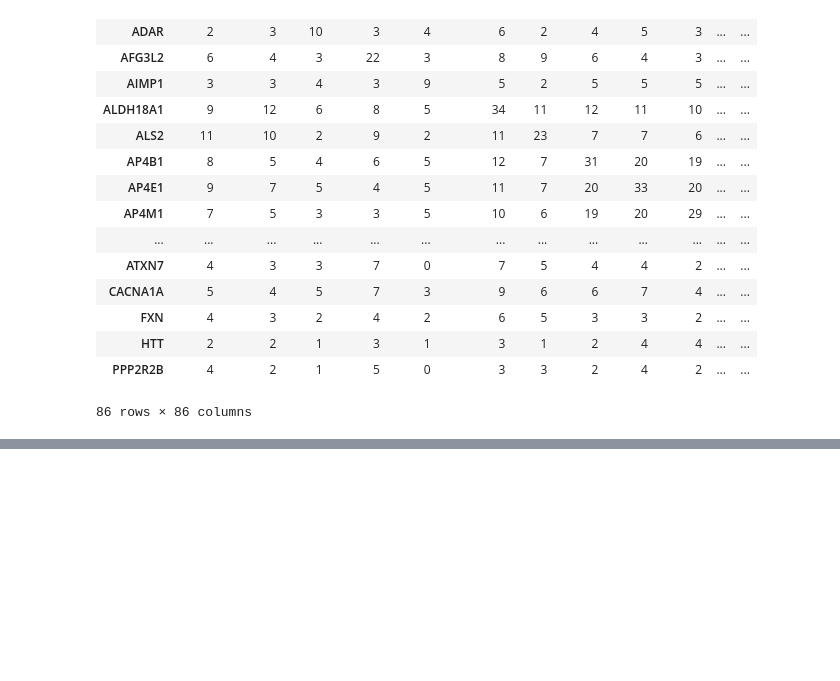
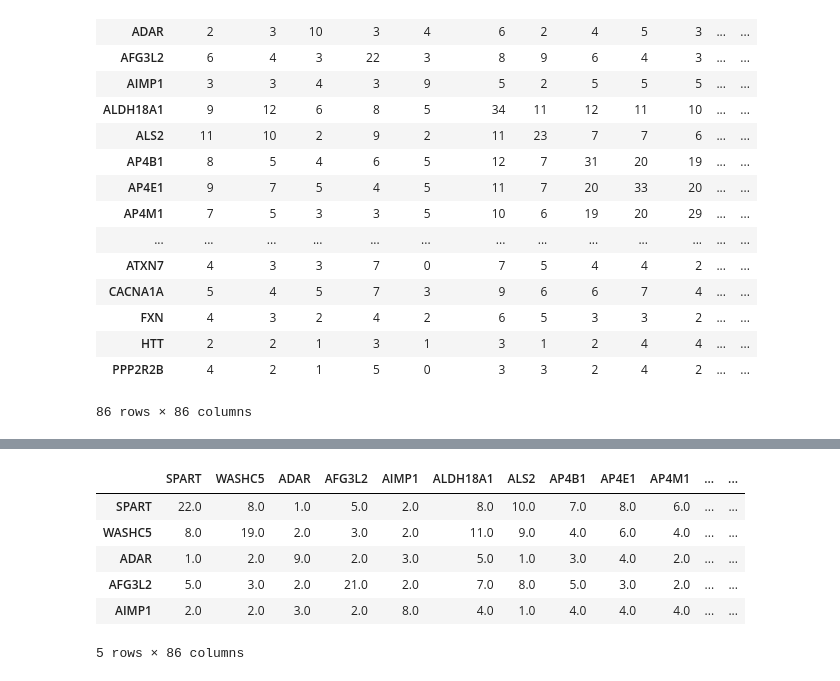
Before and after one commit to theocole/wsmm-groupwork, a Jupyter notebook: hpo_term_analysis.ipynb, the cells around one changed output, grey strips where cells are left out. Saved outputs shown, nothing was run; the diff lists cells and outputs as text; code cells hidden in the pictures; blank space fills up the shorter version.

```diff
--- a/hpo_term_analysis.ipynb
+++ b/hpo_term_analysis.ipynb
@@ -163,0 +157,10 @@ sns.heatmap(float_matrix)
+# %%
+float_matrix_sub_1.head()
+# %% [output]
+|  | SPART | WASHC5 | ADAR | AFG3L2 | AIMP1 | ALDH18A1 | ALS2 | AP4B1 | AP4E1 | AP4M1 | ... | ... |
+| SPART | 22.0 | 8.0 | 1.0 | 5.0 | 2.0 | 8.0 | 10.0 | 7.0 | 8.0 | 6.0 | ... | ... |
+| WASHC5 | 8.0 | 19.0 | 2.0 | 3.0 | 2.0 | 11.0 | 9.0 | 4.0 | 6.0 | 4.0 | ... | ... |
+| ADAR | 1.0 | 2.0 | 9.0 | 2.0 | 3.0 | 5.0 | 1.0 | 3.0 | 4.0 | 2.0 | ... | ... |
+| AFG3L2 | 5.0 | 3.0 | 2.0 | 21.0 | 2.0 | 7.0 | 8.0 | 5.0 | 3.0 | 2.0 | ... | ... |
+| AIMP1 | 2.0 | 2.0 | 3.0 | 2.0 | 8.0 | 4.0 | 1.0 | 4.0 | 4.0 | 4.0 | ... | ... |
+5 rows × 86 columns
```
Also changed, not shown: parts of 3 cells of this notebook, 2 other files.
